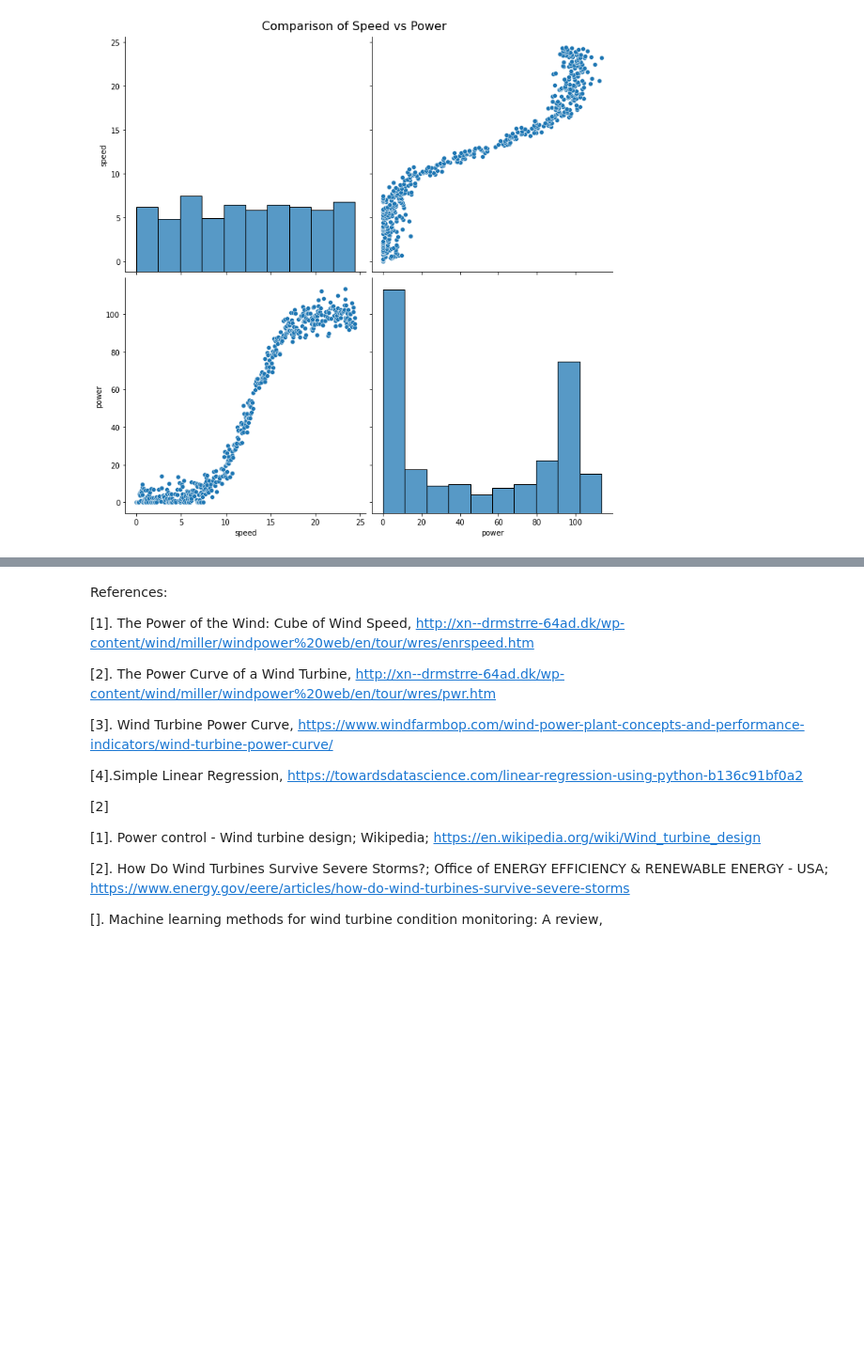
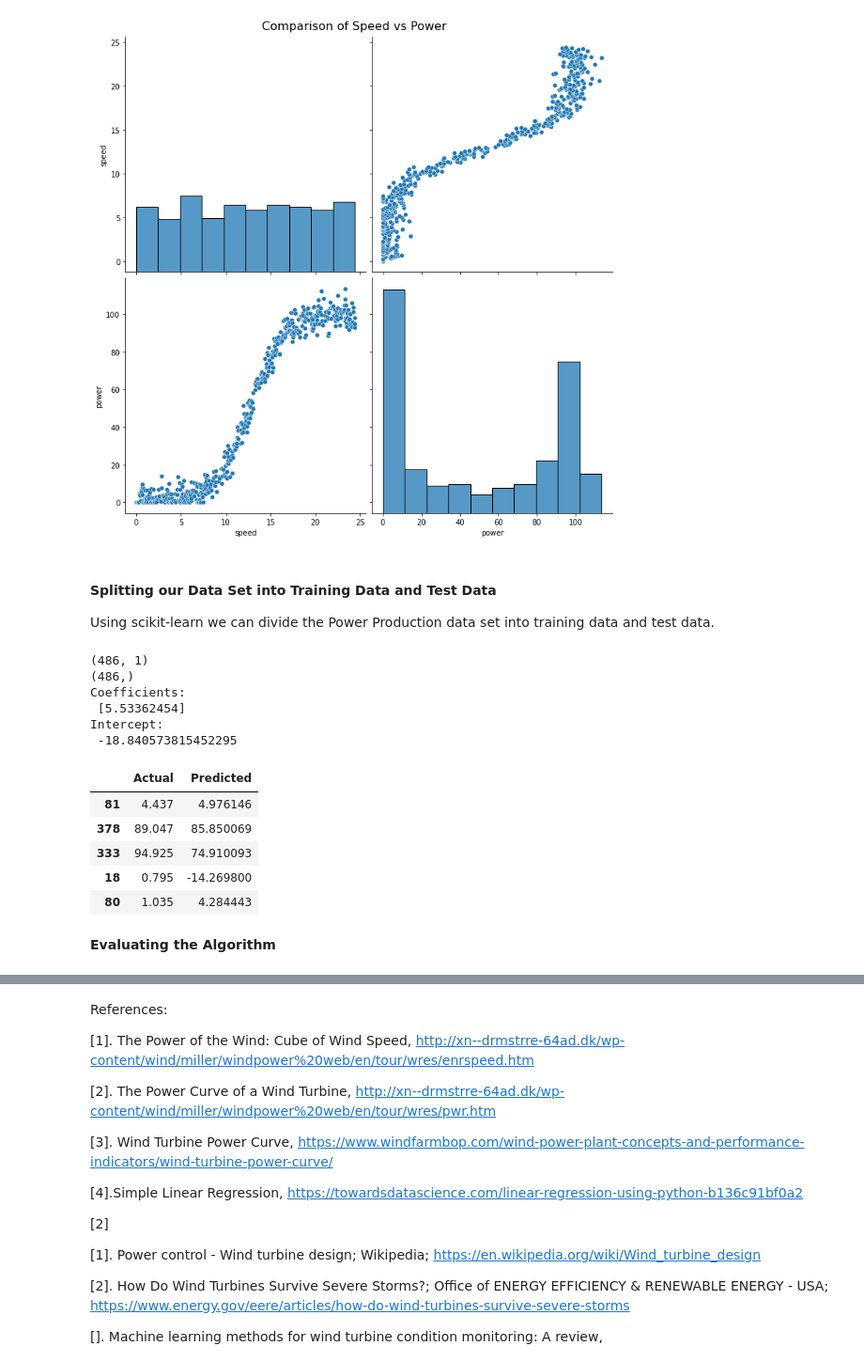
Before and after one commit to SasiGV/MLProject2020., a Jupyter notebook: Initial_draft.ipynb, the cells around one changed output, grey strips where cells are left out. Shown at 94% size. Cells and saved outputs as stored; diff of their text form; code cells hidden in the pictures; blank space fills up the shorter version.

Commit message:
Updated Linear Algorithm

```diff
--- a/Initial_draft.ipynb
+++ b/Initial_draft.ipynb
@@ -281,3 +293,55 @@ plt.suptitle("Comparison of Speed vs Power", fontsize = 16)
 plt.show()
 # %% [output]
 [figure]
+# %% [markdown]
+#### Splitting our Data Set into Training Data and Test Data
+
+Using scikit-learn we can divide the Power Production data set into training data and test data.
+# %%
+# Code adopted from https://www.freecodecamp.org/news/how-to-build-and-train-linear-and-logistic-regression-ml-models-in-python/
+#x =  Power_data.iloc[:, :-1].values
+#y =  Power_data.iloc[:, :1].values
+
+x = Power_data[["speed"]]
+y = Power_data["power"]
+
+print(x.shape)
+print(y.shape)
+
+from sklearn.model_selection import train_test_split
+x_train, x_test, y_train, y_test = train_test_split(x, y, test_size = 0.3)
+
+#Build the model
+from sklearn.linear_model import LinearRegression
+Linear_Reg_model = LinearRegression()
+
+#Fit the model
+Linear_Reg_model.fit(x_train, y_train)
+
+#Print coefficient
+print('Coefficients: \n',Linear_Reg_model.coef_)
+
+#print intercept of the regression equation
+print('Intercept: \n', Linear_Reg_model.intercept_)
+
+
+# Make predictions from the model
+y_pred = Linear_Reg_model.predict(x_test)
+
+df = pd.DataFrame({'Actual': y_test, 'Predicted': y_pred})
+df.head()
+# %% [output]
+(486, 1)
+(486,)
+Coefficients:
+ [5.53362454]
+Intercept:
+ -18.840573815452295
+|  | Actual | Predicted |
+| 81 | 4.437 | 4.976146 |
+| 378 | 89.047 | 85.850069 |
+| 333 | 94.925 | 74.910093 |
+| 18 | 0.795 | -14.269800 |
+| 80 | 1.035 | 4.284443 |
+# %% [markdown]
+<b>Evaluating the Algorithm</b>
```
Also changed, not shown: parts of 10 cells of this notebook.
